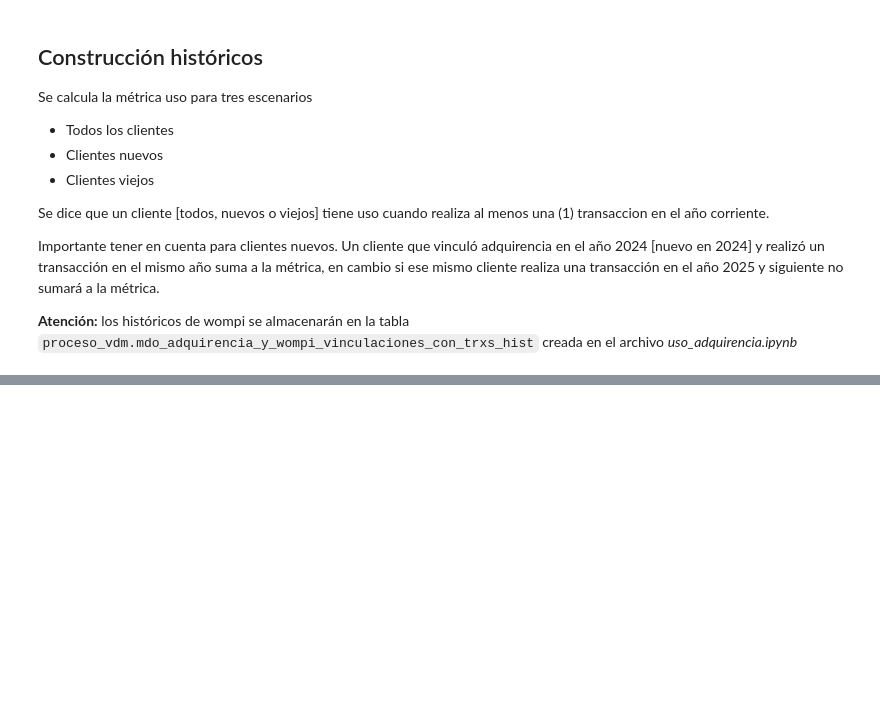
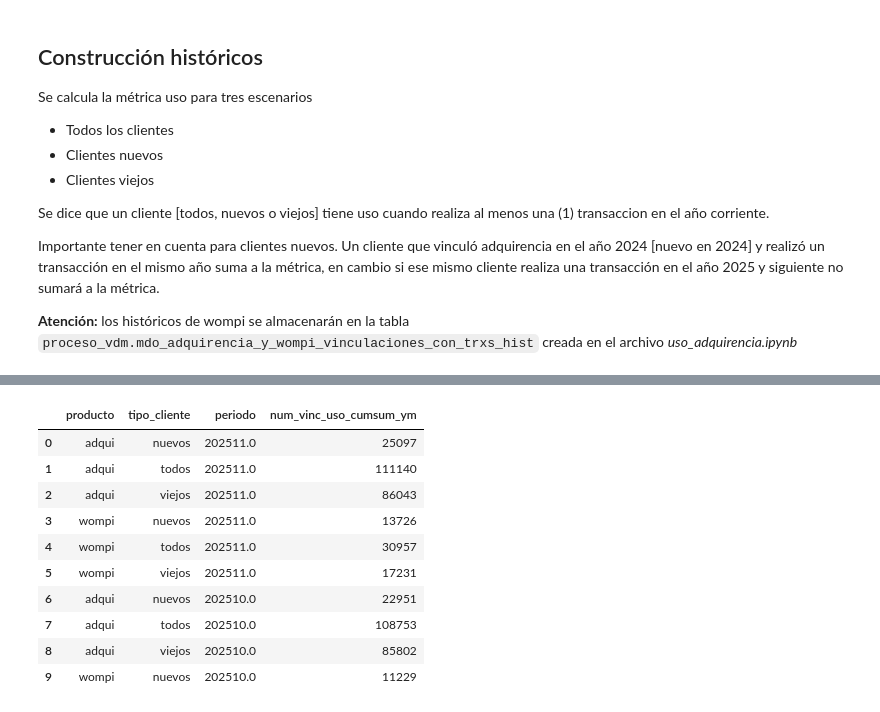
Before and after one commit to Santlond/ADQUIRENCIA_FERIA_EVA_github, a Jupyter notebook: uso_wompy.ipynb, the cells around one changed output, grey strips where cells are left out. Saved outputs shown, nothing was run; the diff lists cells and outputs as text; code cells hidden in the pictures; blank space fills up the shorter version.

```diff
--- a/uso_wompy.ipynb
+++ b/uso_wompy.ipynb
@@ -734,0 +707,15 @@ df_prueba.head(20)
+# %%
+# Obtener uso por mes
+# Número de Vinculaciones
+sql = """
+SELECT producto,
+       tipo_cliente,
+       periodo,
+       count(*) AS num_vinc_uso_cumsum_ym
+FROM proceso_vdm.mdo_adquirencia_y_wompi_vinculaciones_con_trxs_hist_con_dup
+GROUP BY 1,
+         2,
+         3
+ORDER BY periodo DESC, producto, tipo_cliente;
+"""
+df_prueba = helper.obtener_dataframe(sql)
@@ -734,0 +730,14 @@ df_prueba.head(20)
+# %%
+df_prueba.head(10)
+# %% [output]
+|  | producto | tipo_cliente | periodo | num_vinc_uso_cumsum_ym |
+| 0 | adqui | nuevos | 202511.0 | 25097 |
+| 1 | adqui | todos | 202511.0 | 111140 |
+| 2 | adqui | viejos | 202511.0 | 86043 |
+| 3 | wompi | nuevos | 202511.0 | 13726 |
+| 4 | wompi | todos | 202511.0 | 30957 |
+| 5 | wompi | viejos | 202511.0 | 17231 |
+| 6 | adqui | nuevos | 202510.0 | 22951 |
+| 7 | adqui | todos | 202510.0 | 108753 |
+| 8 | adqui | viejos | 202510.0 | 85802 |
+| 9 | wompi | nuevos | 202510.0 | 11229 |
```
Also changed, not shown: parts of 21 cells of this notebook, 30 other files.
